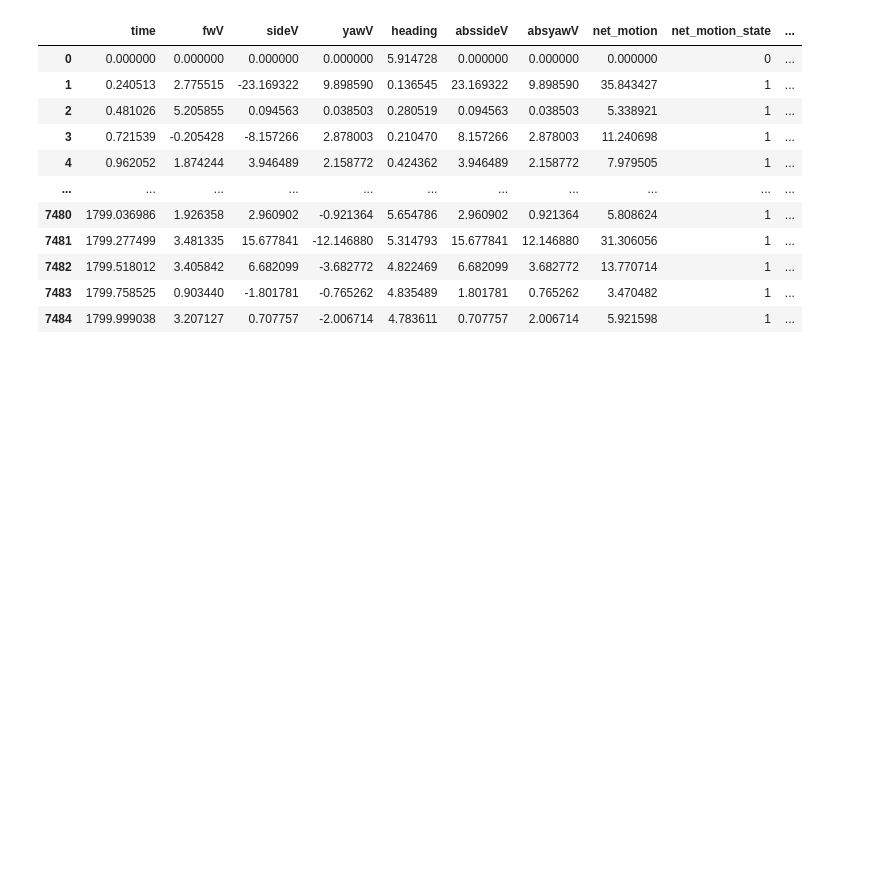
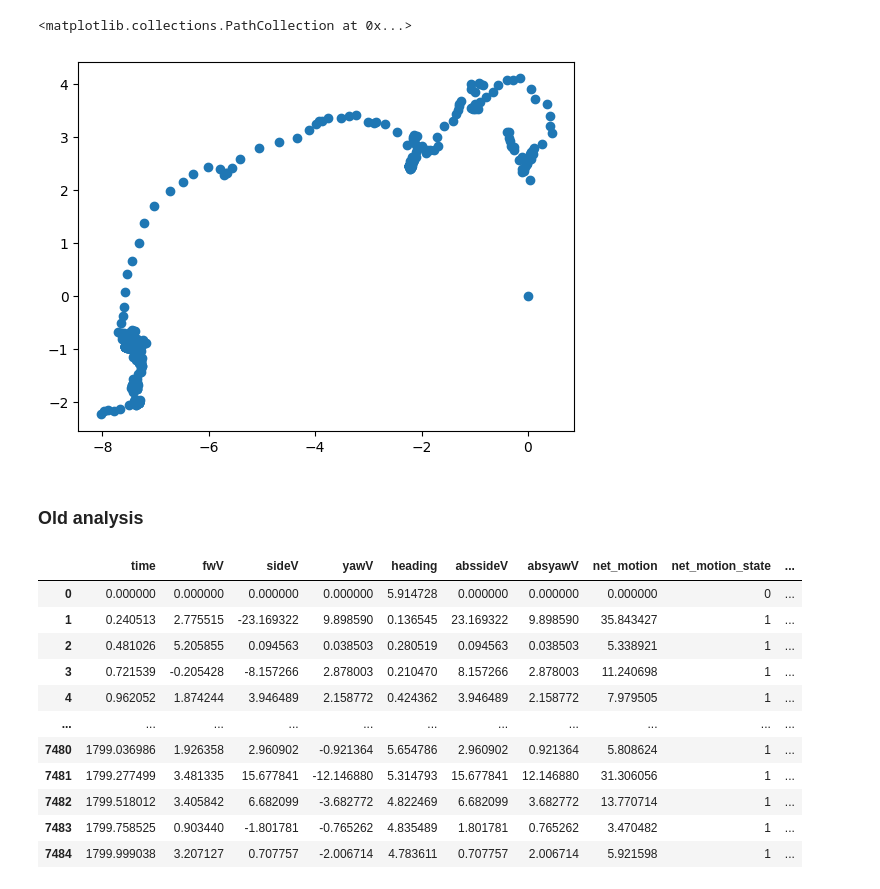
Before and after one commit to jingxuanf0214/thesis-2p-behavior-align, a Jupyter notebook: Exploratory analysis.ipynb, the cells around one changed output. Cells and saved outputs as stored; diff of their text form; code cells hidden in the pictures; blank space fills up the shorter version.

```diff
--- a/Exploratory analysis.ipynb
+++ b/Exploratory analysis.ipynb
@@ -197,0 +206,20 @@ behav_df
+# %%
+def rename_dataframe(df):
+    # Drop columns containing 'int'
+    df = df.drop(columns=[col for col in df.columns if 'int' in col])
+
+    # Rename specified columns
+    rename_dict = {
+        'ball_forvel': 'fwV',
+        'ball_sidevel': 'sideV',
+        'ball_yawvel': 'yawV',
+        'vis_yaw': 'heading',
+        'ball_yaw': 'heading_unjumped',
+        'vis_yawvel': 'heading_diff'
+    }
+    df = df.rename(columns=rename_dict)
+
+    return df
+
+behav_df = rename_dataframe(behav_df)
+behav_df
@@ -198,3 +240,10 @@ behav_df
+# %%
+plt.scatter(behav_df['flypos_x'], behav_df['flypos_y'])
+# %% [output]
+<matplotlib.collections.PathCollection at 0x...>
+[figure, added]
+# %% [markdown]
+### Old analysis
 # %%
 base_path = "//research.files.med.harvard.edu/neurobio/wilsonlab/Jingxuan/processed/MBON_imaging/MBON09/"
 example_path_data = base_path+"20230728-4_MBON09_GCAMP7f_patchy_strip_fly2/data/"
```
Also changed, not shown: parts of 5 cells of this notebook.
